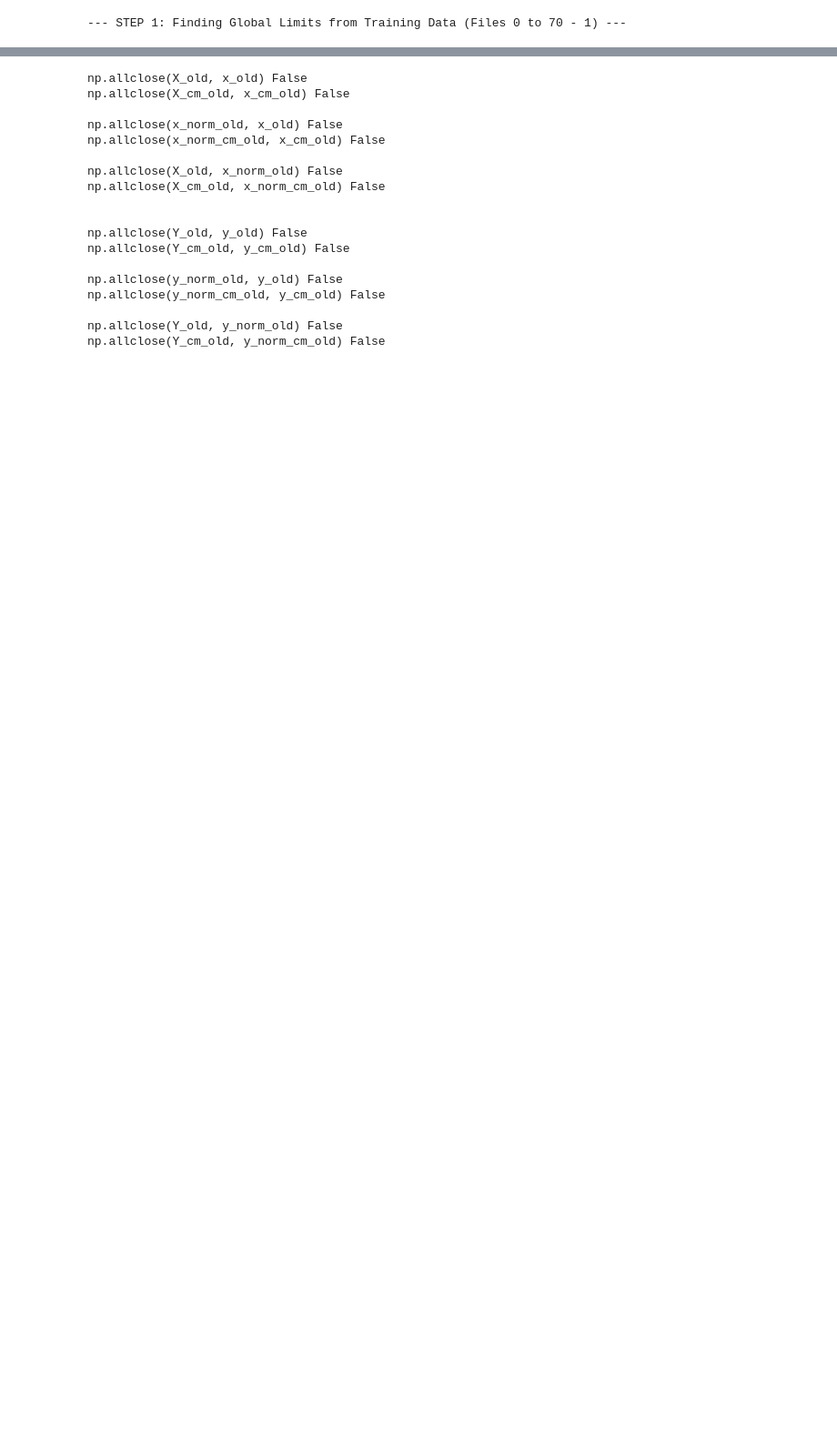
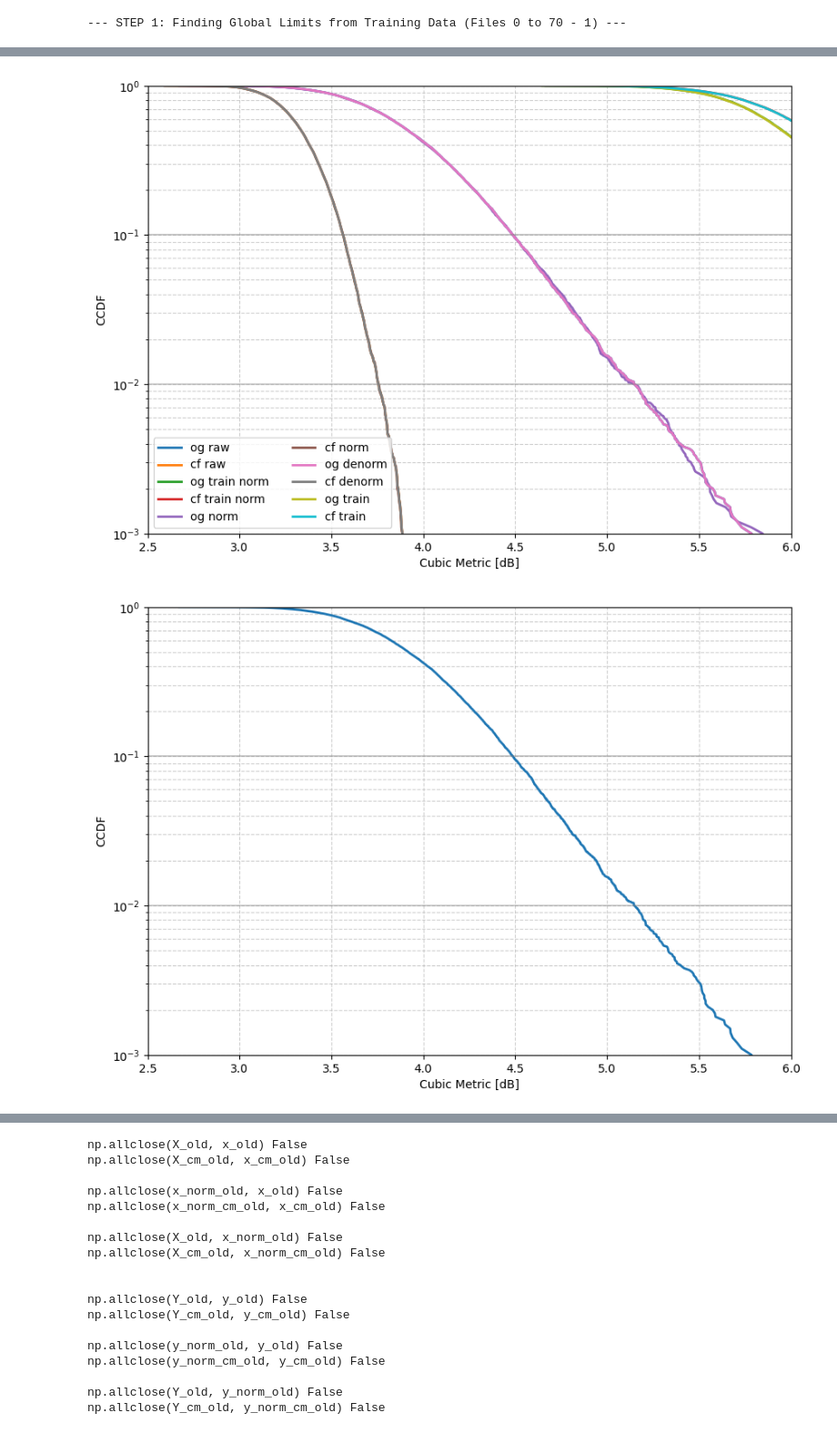
Before and after one commit to skipcl4ss/ml-ofdm-papr-reduction, a Jupyter notebook: gendata.ipynb, the cells around one changed output, grey strips where cells are left out. Shown at 91% size. Drawn from its saved outputs; the diff is of its cells as text; code cells hidden in the pictures; blank space fills up the shorter version.

```diff
--- a/gendata.ipynb
+++ b/gendata.ipynb
@@ -307,6 +365,8 @@ yi_old = denormalize(yi_norm_old, (g_Y_i_min, g_Y_i_max))
 
 XR_new, YR_new = tx_r_new['X_raw'], tx_r_new['Y_raw']
 XI_new, YI_new = tx_i_new['X_raw'], tx_i_new['Y_raw']
+xr_train_norm_new, xi_train_norm_new = tx_r_norm_new['X_norm'], tx_r_norm_new['Y_norm']
+yr_train_norm_new, yi_train_norm_new = tx_i_norm_new['X_norm'], tx_i_norm_new['Y_norm']
 xr_norm_new = normalize_new(XR_new, (lims['X_r_min'][0], lims['X_r_max'][0]))
 yr_norm_new = normalize_new(YR_new, (lims['Y_r_min'][0], lims['Y_r_max'][0]))
 xi_norm_new = normalize_new(XI_new, (lims['X_i_min'][0], lims['X_i_max'][0]))
@@ -315,10 +375,10 @@ xr_new = denormalize(xr_norm_new, (lims['X_r_min'][0], lims['X_r_max'][0]))
 yr_new = denormalize(yr_norm_new, (lims['Y_r_min'][0], lims['Y_r_max'][0]))
 xi_new = denormalize(xi_norm_new, (lims['X_i_min'][0], lims['X_i_max'][0]))
 yi_new = denormalize(yi_norm_new, (lims['Y_i_min'][0], lims['Y_i_max'][0]))
-xr_train_new = denormalize(xr_norm_new, (min(lims["X_r_min"][:train_size]), max(lims["X_r_max"][:train_size])))
-yr_train_new = denormalize(yr_norm_new, (min(lims["Y_r_min"][:train_size]), max(lims["Y_r_max"][:train_size])))
-xi_train_new = denormalize(xi_norm_new, (min(lims["X_i_min"][:train_size]), max(lims["X_i_max"][:train_size])))
-yi_train_new = denormalize(yi_norm_new, (min(lims["Y_i_min"][:train_size]), max(lims["Y_i_max"][:train_size])))
+xr_train_new = denormalize(xr_train_norm_new, X_r_limits)
+yr_train_new = denormalize(yr_train_norm_new, Y_r_limits)
+xi_train_new = denormalize(xi_train_norm_new, X_i_limits)
+yi_train_new = denormalize(yi_train_norm_new, Y_i_limits)
 # %%
 X_old = XR_old.numpy() + 1j * XI_old.numpy()
 Y_old = YR_old.numpy() + 1j * YI_old.numpy()
@@ -329,6 +389,8 @@ y_old = yr_old.numpy() + 1j * yi_old.numpy()
 
 X_new = XR_new.numpy() + 1j * XI_new.numpy()
 Y_new = YR_new.numpy() + 1j * YI_new.numpy()
+x_train_norm_new = xr_train_norm_new.numpy() + 1j * xi_train_norm_new.numpy()
+y_train_norm_new = yr_train_norm_new.numpy() + 1j * yi_train_norm_new.numpy()
 x_norm_new = xr_norm_new.numpy() + 1j * xi_norm_new.numpy()
 y_norm_new = yr_norm_new.numpy() + 1j * yi_norm_new.numpy()
 x_new = xr_new.numpy() + 1j * xi_new.numpy()
@@ -345,10 +407,12 @@ for i in range(samples_per_L):
     x_cm_old.append(calculate_cm(x_old[i]))
     y_cm_old.append(calculate_cm(y_old[i]))
 
-X_cm_new, Y_cm_new, x_norm_cm_new, y_norm_cm_new, x_cm_new, y_cm_new, x_train_cm_new, y_train_cm_new = [], [], [], [], [], [], [], []
+X_cm_new, Y_cm_new, x_train_norm_cm_new, y_train_norm_cm_new, x_norm_cm_new, y_norm_cm_new, x_cm_new, y_cm_new, x_train_cm_new, y_train_cm_new = [], [], [], [], [], [], [], [], [], []
 for i in range(samples_per_L):
     X_cm_new.append(calculate_cm(X_new[i]))
     Y_cm_new.append(calculate_cm(Y_new[i]))
+    x_train_norm_cm_new.append(calculate_cm(x_train_norm_new[i]))
+    y_train_norm_cm_new.append(calculate_cm(y_train_norm_new[i]))
     x_norm_cm_new.append(calculate_cm(x_norm_new[i]))
     y_norm_cm_new.append(calculate_cm(y_norm_new[i]))
     x_cm_new.append(calculate_cm(x_new[i]))
@@ -385,15 +443,20 @@ for lst in cm_list_old:
 # %%
-cm_list_new = [X_cm_new, Y_cm_new, x_norm_cm_new, y_norm_cm_new, x_cm_new, y_cm_new, x_train_cm_new, y_train_cm_new]
+cm_list_new = [X_cm_new, Y_cm_new, x_train_norm_cm_new, y_train_norm_cm_new, x_norm_cm_new, y_norm_cm_new, x_cm_new, y_cm_new, x_train_cm_new, y_train_cm_new]
 
-labels_new = ["og raw", "cf raw", "og norm", "cf norm", "og denorm", "cf denorm", "og train", "cf train"]
+labels_new = ["og raw", "cf raw", "og train norm", "cf train norm", "og norm", "cf norm", "og denorm", "cf denorm", "og train", "cf train"]
 plot_ccdf_compare(cm_list_new, label=labels_new, metric="CM")
 for lst in cm_list_new:
     plot_ccdf(lst, metric="CM")
 # plot_ccdf(X_cm_new, metric="CM")
 # plot_ccdf(Y_cm_new, metric="CM")
+# plot_ccdf(x_train_norm_cm_new, metric="CM")
+# plot_ccdf(y_train_norm_cm_new, metric="CM")
 # plot_ccdf(x_norm_cm_new, metric="CM")
 # plot_ccdf(y_norm_cm_new, metric="CM")
 # plot_ccdf(x_cm_new, metric="CM")
 # plot_ccdf(y_cm_new, metric="CM")
 # plot_ccdf(x_train_cm_new, metric="CM")
 # plot_ccdf(y_train_cm_new, metric="CM")
+# %% [output]
+[figure, added]
+[figure, added]
```
Also changed, not shown: parts of 10 cells of this notebook, 4 other files.
